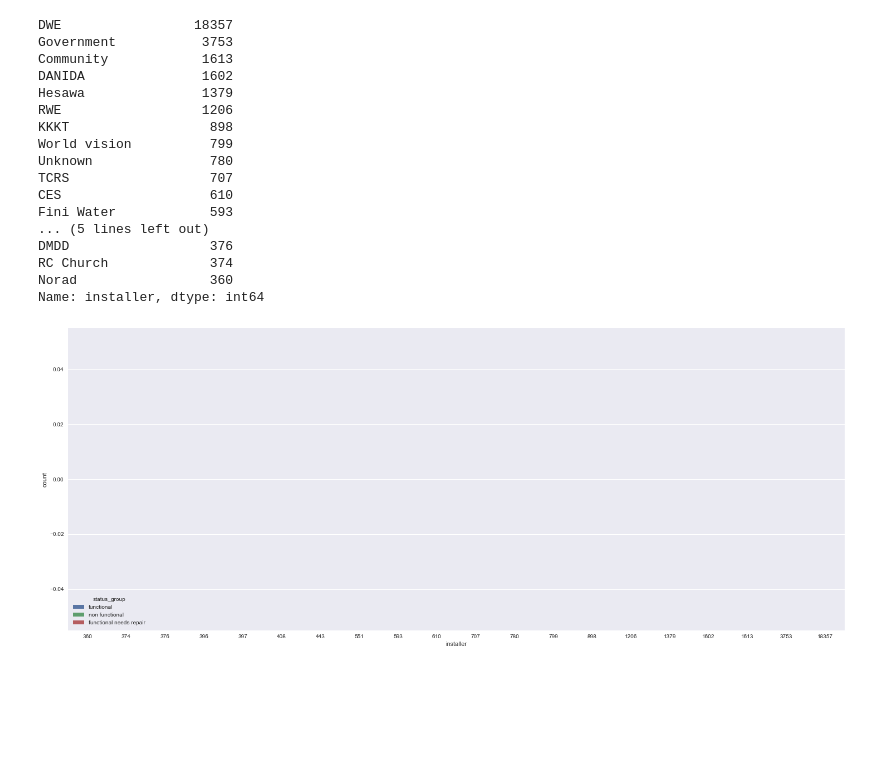
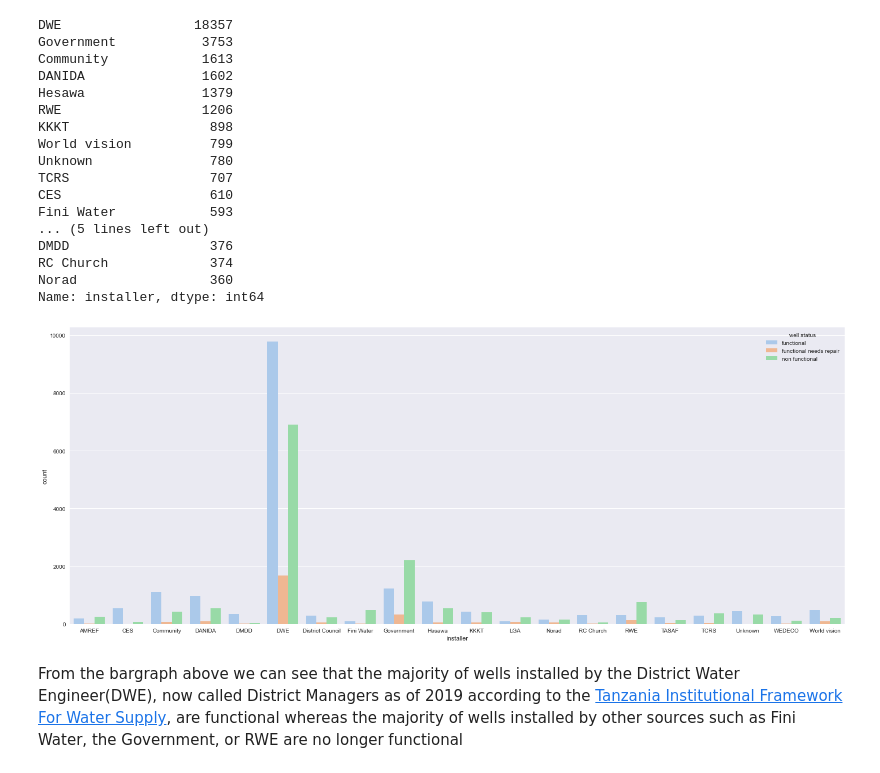
Before and after one commit to jaredlil/project-3-tanzanian-water-wells, a Jupyter notebook: project-3-tazmanian-water-wells.ipynb, the cells around one changed output. Cells and saved outputs as stored; diff of their text form; code cells hidden in the pictures; blank space fills up the shorter version.

```diff
--- a/project-3-tazmanian-water-wells.ipynb
+++ b/project-3-tazmanian-water-wells.ipynb
@@ -398,5 +558,15 @@ x = df_installer.value_counts().head(20)
-# %%
-plt.figure(figsize=(25,10))
-ax=sns.countplot(x='installer', hue='status_group', data=df)
-# %% [output]
-[figure, removed]
+# %%
+top_20_installers = df_installer.value_counts().head(20).index
+filtered_df = df[df['installer'].isin(top_20_installers)]
+grouped_data = filtered_df.groupby(['installer', 'status_group']).size().reset_index(name='count')
+plt.figure(figsize=(20,8))
+sns.barplot(data=grouped_data, x='installer', y='count', hue='status_group', palette='pastel')
+plt.xlabel('installer')
+plt.ylabel('count')
+plt.legend(title='well status', loc='upper right')
+plt.tight_layout()
+plt.show()
+# %% [output]
+[figure, added]
+# %% [markdown]
+From the bargraph above we can see that the majority of wells installed by the District Water Engineer(DWE), now called District Managers as of 2019 according to the [Tanzania Institutional Framework For Water Supply](https://www.globalwaters.org/sites/default/files/7dec_tanzania_institutional-frameworksforwatersupply.pdf), are functional whereas the majority of wells installed by other sources such as Fini Water, the Government, or RWE are no longer functional
```
Also changed, not shown: parts of 20 cells of this notebook.
